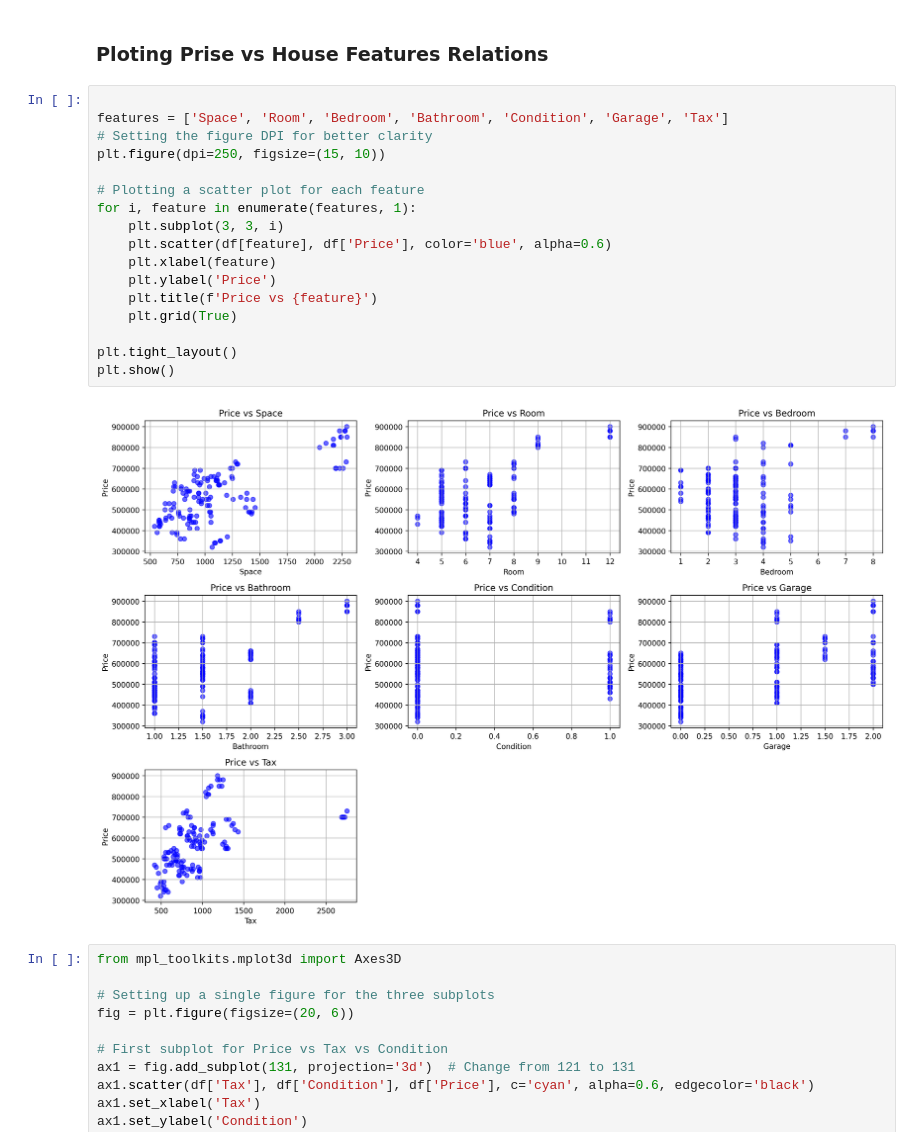
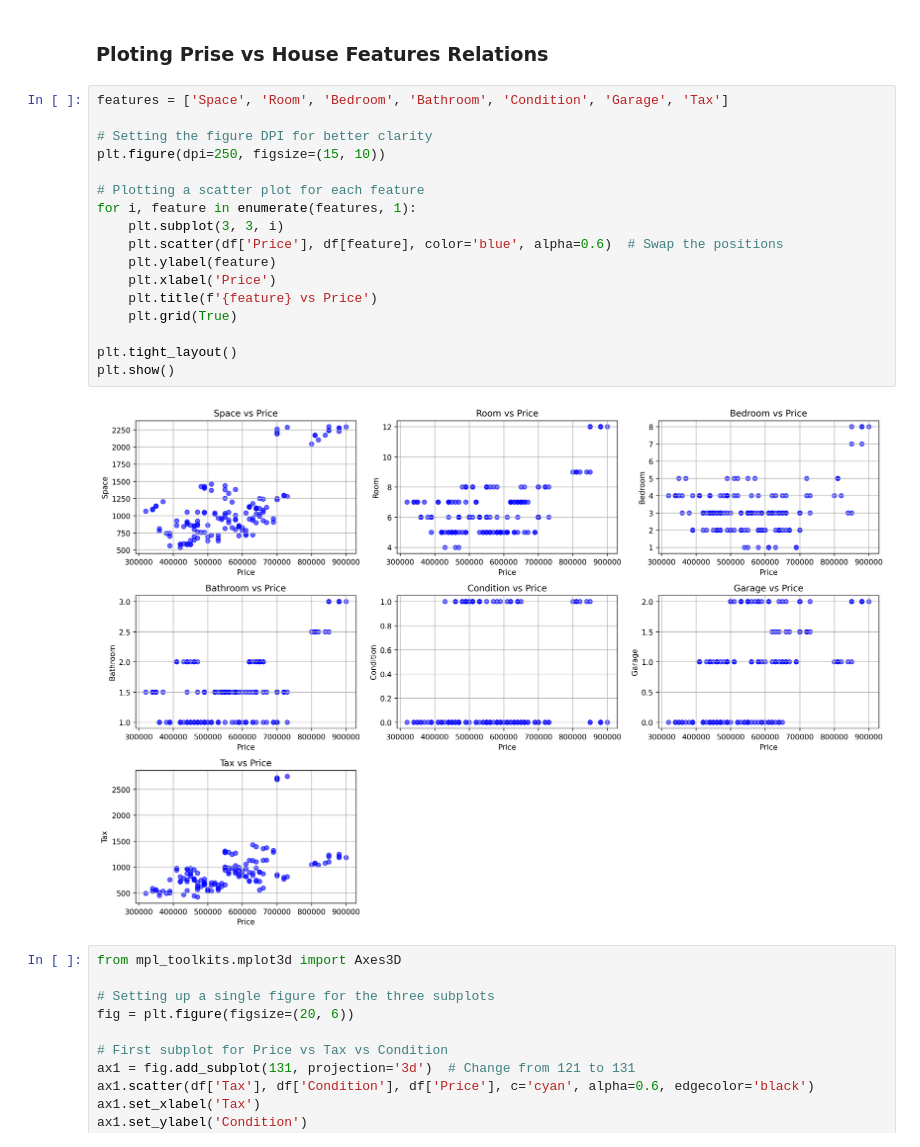
Before and after one commit to johnfelios/Simple-House-Price-Prediction, a Jupyter notebook: ChicagoHousePrice.ipynb, the cells around one changed output. Cells and saved outputs as stored; diff of their text form.

```diff
--- a/ChicagoHousePrice.ipynb
+++ b/ChicagoHousePrice.ipynb
@@ -203,24 +203,24 @@ Predicted Price for the house: $585,804.66
 # %% [markdown]
 ### Ploting Prise vs House Features Relations
 # %%
+features = ['Space', 'Room', 'Bedroom', 'Bathroom', 'Condition', 'Garage', 'Tax']
 
-features = ['Space', 'Room', 'Bedroom', 'Bathroom', 'Condition', 'Garage', 'Tax']
 # Setting the figure DPI for better clarity
 plt.figure(dpi=250, figsize=(15, 10))
 
 # Plotting a scatter plot for each feature
 for i, feature in enumerate(features, 1):
     plt.subplot(3, 3, i)
-    plt.scatter(df[feature], df['Price'], color='blue', alpha=0.6)
-    plt.xlabel(feature)
-    plt.ylabel('Price')
-    plt.title(f'Price vs {feature}')
+    plt.scatter(df['Price'], df[feature], color='blue', alpha=0.6)  # Swap the positions
+    plt.ylabel(feature)
+    plt.xlabel('Price')
+    plt.title(f'{feature} vs Price')
     plt.grid(True)
 
 plt.tight_layout()
 plt.show()
 # %% [output]
-[figure, old version]
+[figure, new version]
 # %%
 from mpl_toolkits.mplot3d import Axes3D
 
```
Also changed, not shown: parts of 1 cell of this notebook.
